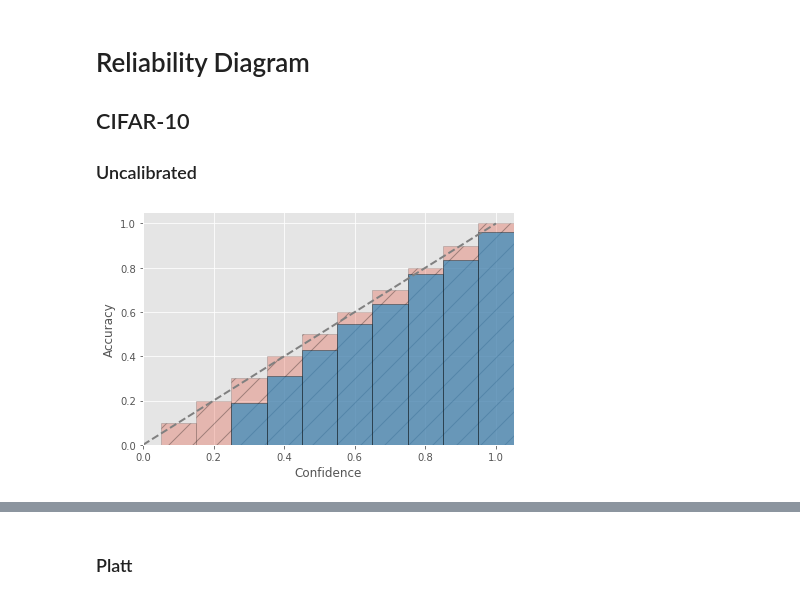
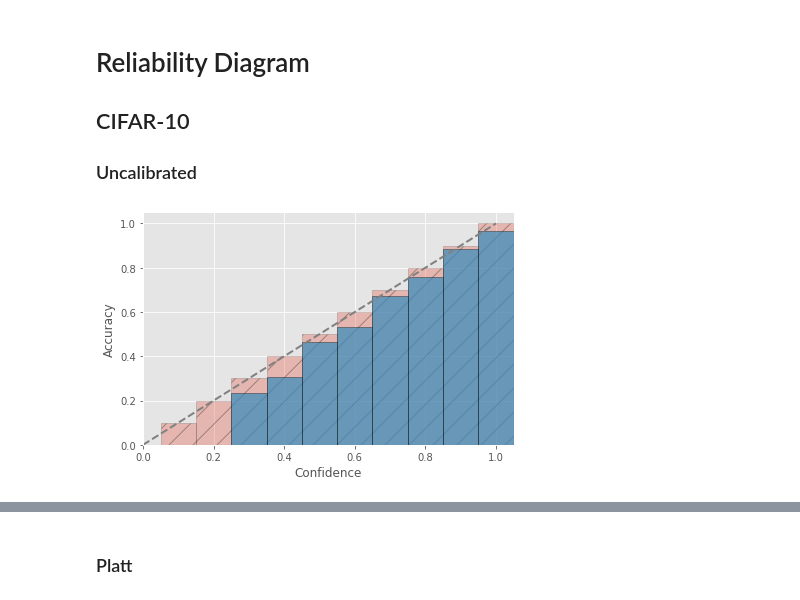
Before and after one commit to NiuJ1ao/Calibrating-Uncertainty-Estimates, a Jupyter notebook: plot.ipynb, the cells around one changed output, grey strips where cells are left out. Cells and saved outputs as stored; diff of their text form; code cells hidden in the pictures.

```diff
--- a/plot.ipynb
+++ b/plot.ipynb
@@ -29,8 +33,8 @@ def load_outputs(path):
 ## CIFAR-10
 ### Uncalibrated
 # %%
-predictions, confidences, references = load_outputs("outputs/resnet_cifar-10_0.0235")
+predictions, confidences, references = load_outputs("outputs/resnet_cifar-10_0.0229")
 
 plot_reliability_diagrams("CIFAR-uncalibrated", predictions, confidences, references)
 # %% [output]
-[figure, old version]
+[figure, new version]
```
Also changed, not shown: parts of 66 cells of this notebook, 43 other files.
